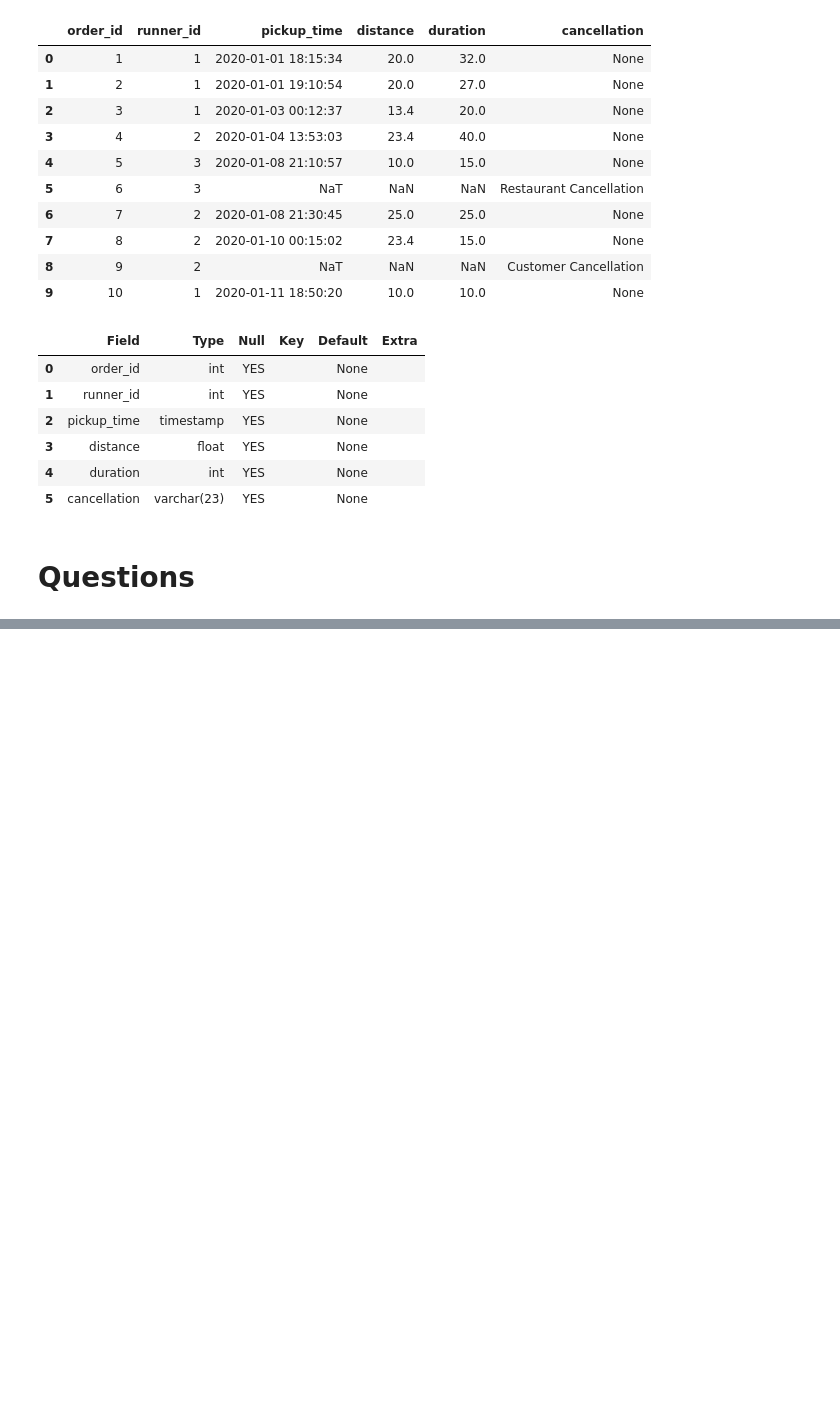
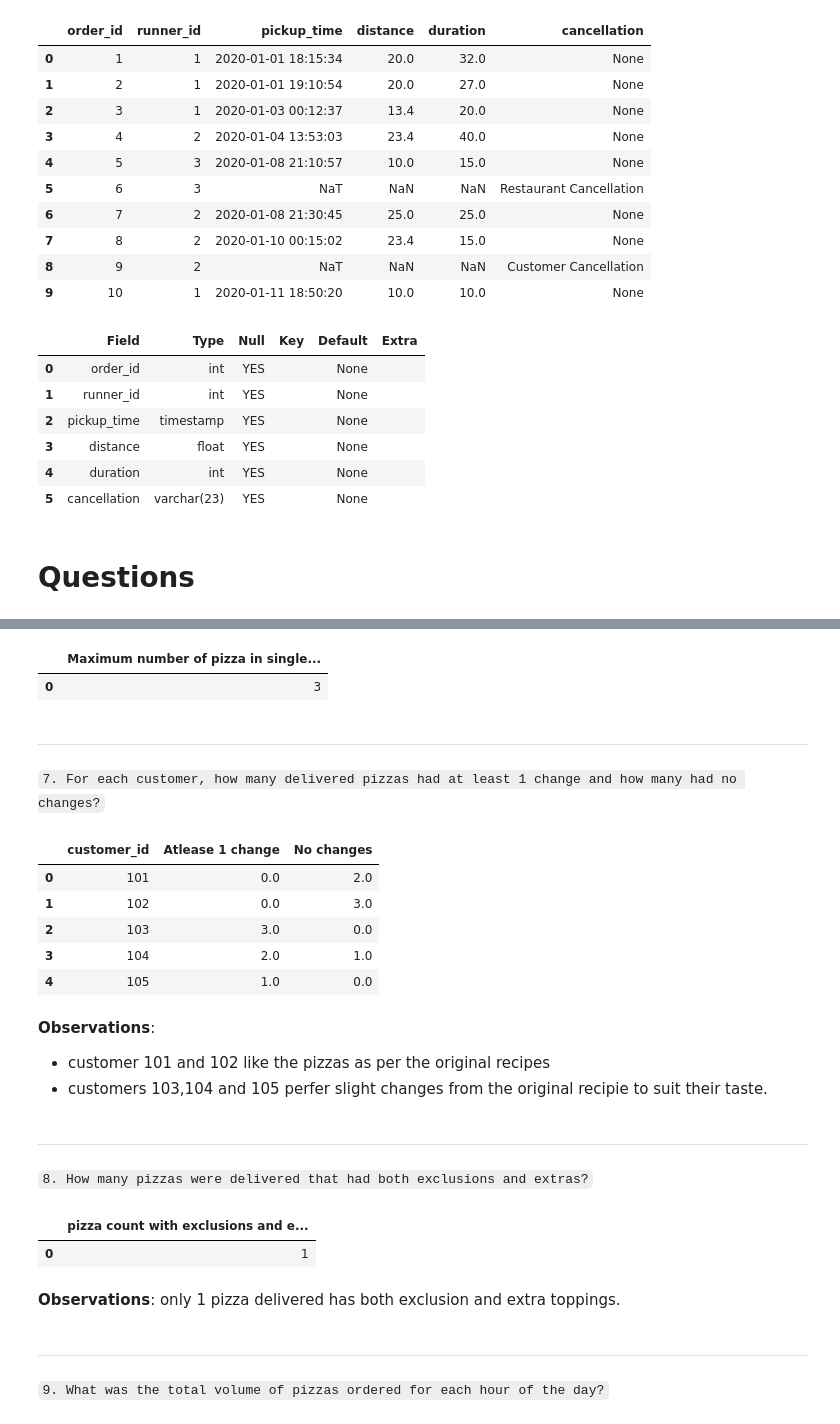
Before and after one commit to A-C-Sai/working-with-data, a Jupyter notebook: projects/sql-case-studies/Pizza Runner.ipynb, the cells around one changed output, grey strips where cells are left out. Saved outputs shown, nothing was run; the diff lists cells and outputs as text; code cells hidden in the pictures; blank space fills up the shorter version.

````diff
--- a/projects/sql-case-studies/Pizza Runner.ipynb
+++ b/projects/sql-case-studies/Pizza Runner.ipynb
@@ -321,0 +474,52 @@ execute_query("desc runner_orders")
+# %%
+execute_query(query_str)
+# %% [output]
+|  | Maximum number of pizza in single... |
+| 0 | 3 |
+# %% [markdown]
+***
+# %% [markdown]
+```7. For each customer, how many delivered pizzas had at least 1 change and how many had no changes?```
+# %%
+query_str = (
+    """
+    select
+        customer_id,
+        SUM(
+            CASE
+                WHEN exclusions is not null or extras is not null then 1
+                ELSE 0
+            END
+        ) as "Atlease 1 change",
+        SUM(
+            CASE
+                WHEN exclusions is null and extras is null then 1
+                ELSE 0
+            END
+        ) as "No changes"
+    from
+        customer_orders c
+        join
+        runner_orders r
+        on c.order_id = r.order_id
+    where r.duration is not null
+    group by customer_id
+    """
+)
+# %%
+execute_query(query_str)
+# %% [output]
+|  | customer_id | Atlease 1 change | No changes |
+| 0 | 101 | 0.0 | 2.0 |
+| 1 | 102 | 0.0 | 3.0 |
+| 2 | 103 | 3.0 | 0.0 |
+| 3 | 104 | 2.0 | 1.0 |
+| 4 | 105 | 1.0 | 0.0 |
+# %% [markdown]
+**Observations**:
+- customer 101 and 102 like the pizzas as per the original recipes
+- customers 103,104 and 105 perfer slight changes from the original recipie to suit their taste.
+# %% [markdown]
+***
+# %% [markdown]
+```8. How many pizzas were delivered that had both exclusions and extras?```
@@ -321,0 +544,11 @@ execute_query("desc runner_orders")
+# %%
+execute_query(query_str)
+# %% [output]
+|  | pizza count with exclusions and e... |
+| 0 | 1 |
+# %% [markdown]
+**Observations**: only 1 pizza delivered has both exclusion and extra toppings.
+# %% [markdown]
+***
+# %% [markdown]
+```9. What was the total volume of pizzas ordered for each hour of the day?```
````
Also changed, not shown: parts of 39 cells of this notebook.
